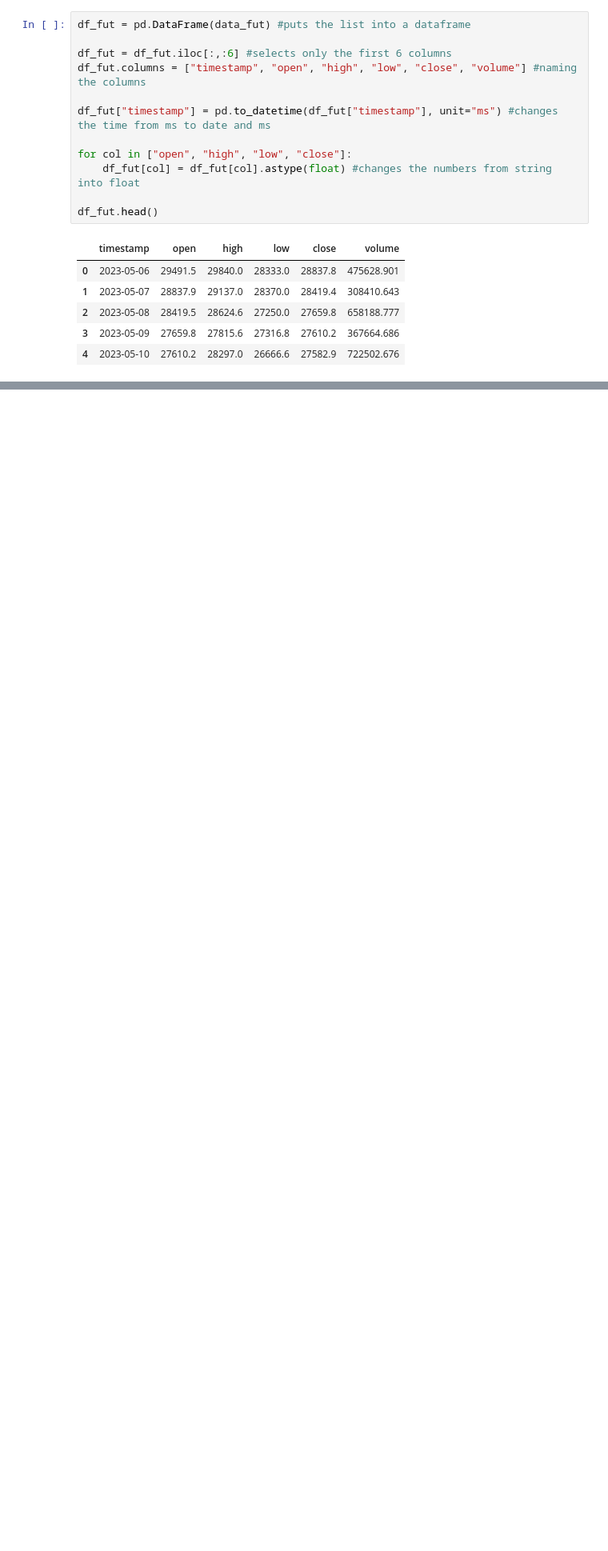
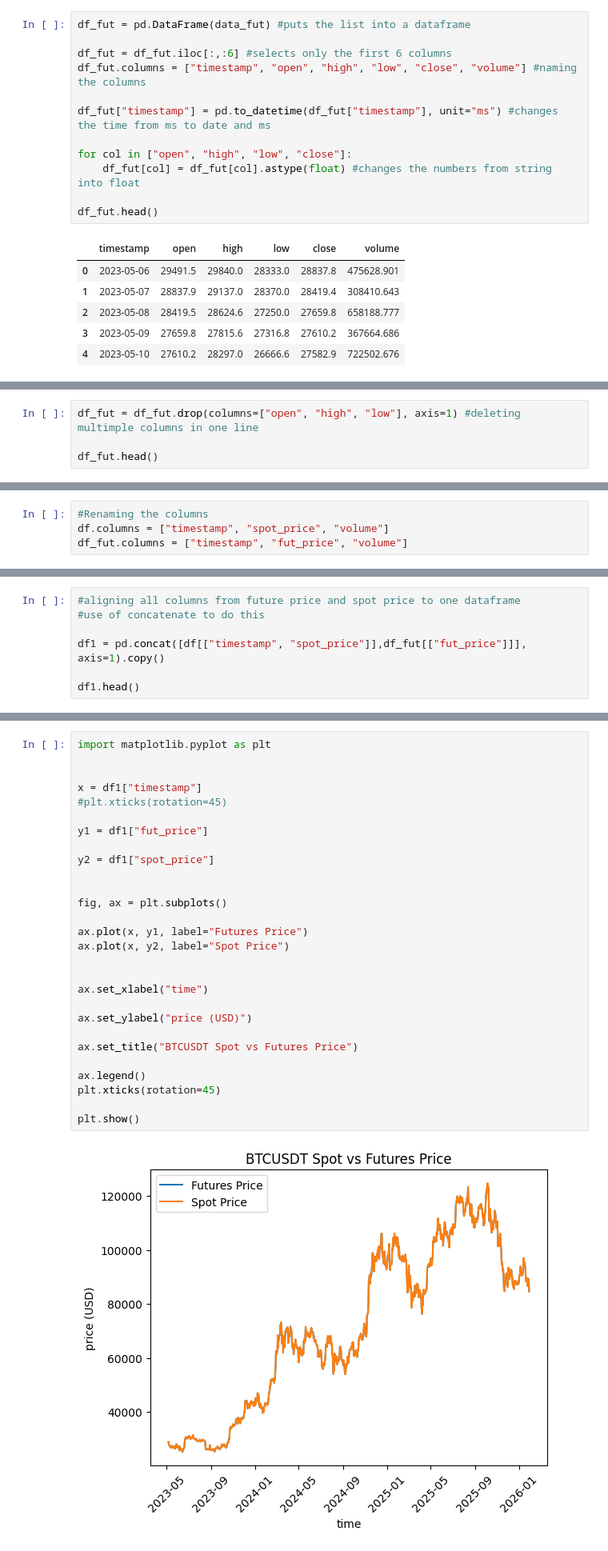
Before and after one commit to eaarowolo25/btc_spot_perp_meanreversion, a Jupyter notebook: notebooks/model.ipynb, the cells around one changed output, grey strips where cells are left out. Shown at 80% size. Cells and saved outputs as stored; diff of their text form; blank space fills up the shorter version.

Commit message:
plotting the statistics

```diff
--- a/notebooks/model.ipynb
+++ b/notebooks/model.ipynb
@@ -90,0 +106,4 @@ df_fut.head()
+# %%
+df_fut = df_fut.drop(columns=["open", "high", "low"], axis=1) #deleting multimple columns in one line
+
+df_fut.head()
@@ -90,0 +124,4 @@ df_fut.head()
+# %%
+#Renaming the columns
+df.columns = ["timestamp", "spot_price", "volume"]
+df_fut.columns = ["timestamp", "fut_price", "volume"]
@@ -90,0 +135,7 @@ df_fut.head()
+# %%
+#aligning all columns from future price and spot price to one dataframe
+#use of concatenate to do this
+
+df1 = pd.concat([df[["timestamp", "spot_price"]],df_fut[["fut_price"]]], axis=1).copy()
+
+df1.head()
@@ -90,0 +165,30 @@ df_fut.head()
+# %%
+import matplotlib.pyplot as plt
+
+
+x = df1["timestamp"]
+#plt.xticks(rotation=45)
+
+y1 = df1["fut_price"]
+
+y2 = df1["spot_price"]
+
+
+fig, ax = plt.subplots()
+
+ax.plot(x, y1, label="Futures Price")
+ax.plot(x, y2, label="Spot Price")
+
+
+ax.set_xlabel("time")
+
+ax.set_ylabel("price (USD)")
+
+ax.set_title("BTCUSDT Spot vs Futures Price")
+
+ax.legend()
+plt.xticks(rotation=45)
+
+plt.show()
+# %% [output]
+[figure, added]
```
Also changed, not shown: parts of 15 cells of this notebook.
